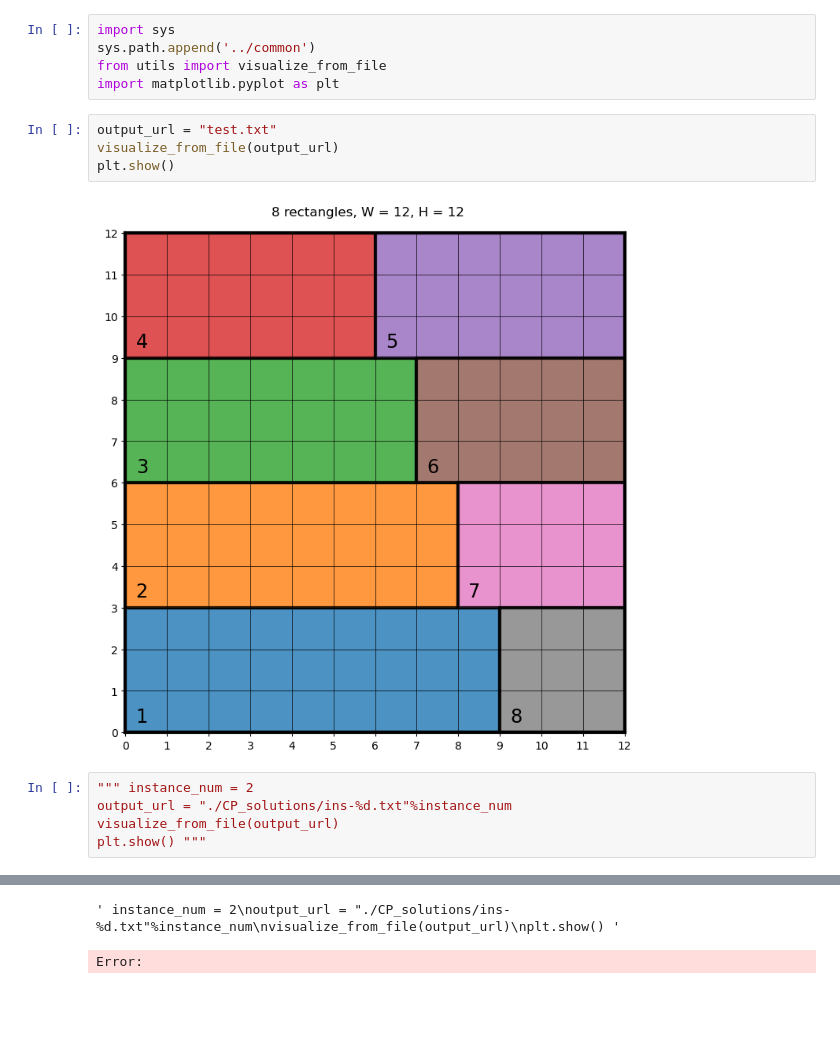
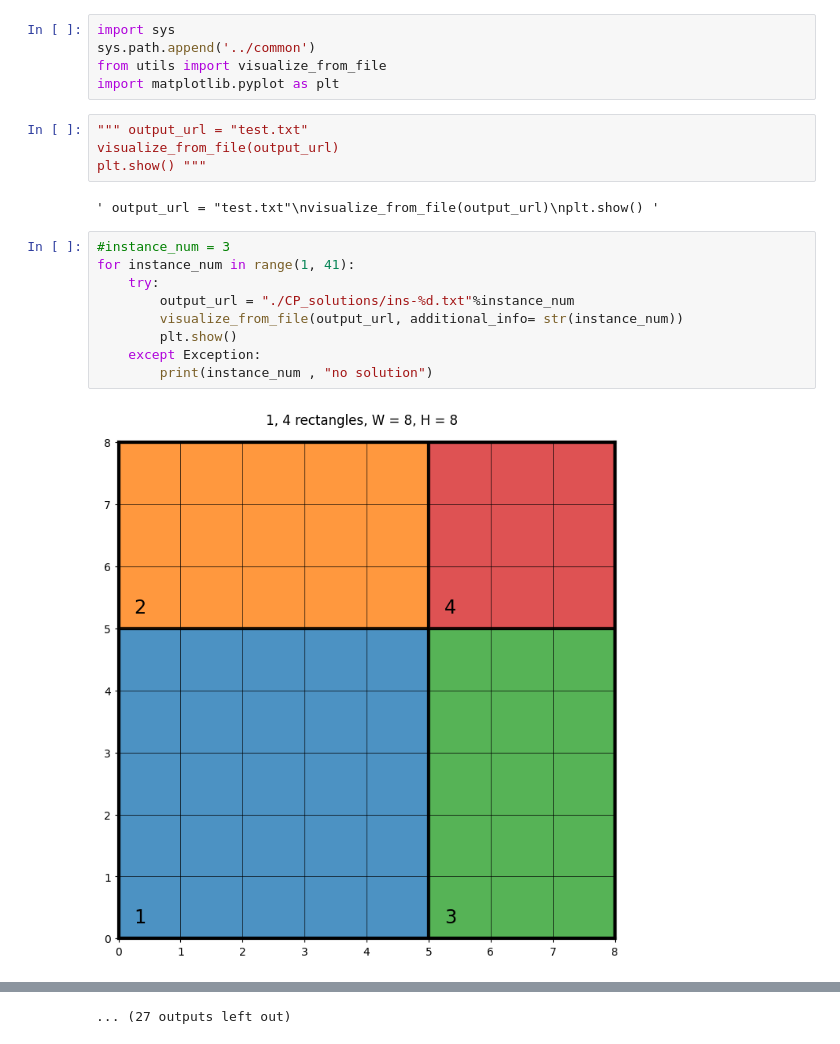
Before and after one commit to SamTheMar/Strip_packing_problem, a Jupyter notebook: CP/CP_dev.ipynb, the cells around one changed output, grey strips where cells are left out. Drawn from its saved outputs; the diff is of its cells as text; blank space fills up the shorter version.

Commit message:
update visualize solutions

```diff
--- a/CP/CP_dev.ipynb
+++ b/CP/CP_dev.ipynb
@@ -4,14 +4,19 @@ sys.path.append('../common')
 from utils import visualize_from_file
 import matplotlib.pyplot as plt
 # %%
-output_url = "test.txt"
+""" output_url = "test.txt"
 visualize_from_file(output_url)
-plt.show()
+plt.show() """
 # %% [output]
-[figure, removed]
+' output_url = "test.txt"\nvisualize_from_file(output_url)\nplt.show() '
 # %%
-""" instance_num = 2
-output_url = "./CP_solutions/ins-%d.txt"%instance_num
-visualize_from_file(output_url)
-plt.show() """
+#instance_num = 3
+for instance_num in range(1, 41):
+    try:
+        output_url = "./CP_solutions/ins-%d.txt"%instance_num
+        visualize_from_file(output_url, additional_info= str(instance_num))
+        plt.show()
+    except Exception:
+        print(instance_num , "no solution")
 # %% [output]
+[figure, added]
@@ -18,2 +34 @@ plt.show() """
-' instance_num = 2\noutput_url = "./CP_solutions/ins-%d.txt"%instance_num\nvisualize_from_file(output_url)\nplt.show() '
+... (27 outputs left out)
-Error:
```
Also changed, not shown: parts of 1 cell of this notebook, 2 other files.
